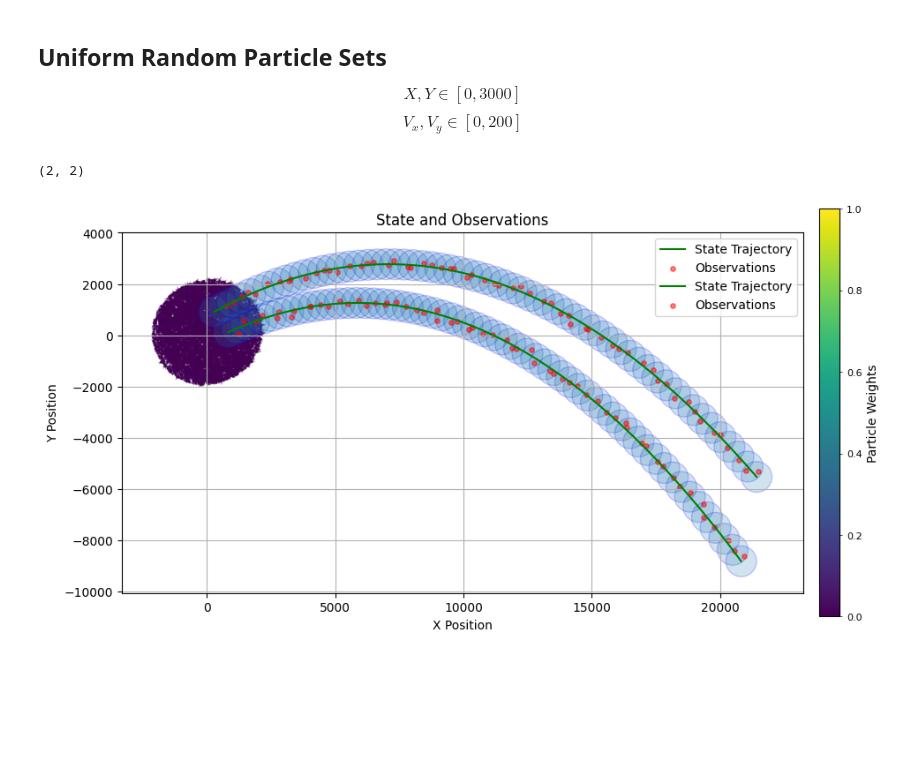
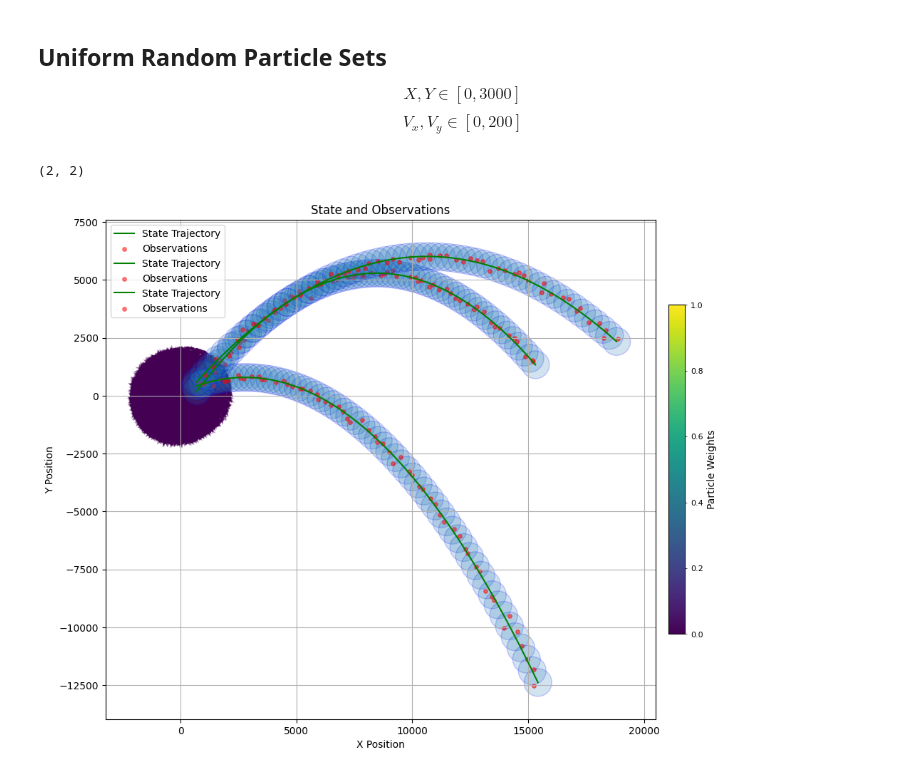
Before and after one commit to Horizon-42/particle_filter, a Jupyter notebook: run_partickle_filter.ipynb, the cells around one changed output. Drawn from its saved outputs; the diff is of its cells as text; code cells hidden in the pictures; blank space fills up the shorter version.

```diff
--- a/run_partickle_filter.ipynb
+++ b/run_partickle_filter.ipynb
@@ -16,7 +16,7 @@ from ball_throwing_simulator import BallThrowingSimulator
 # %% [markdown]
 # Simulate ball throwing and generate Observations
 # %%
-ball_num = 2
+ball_num = 3
 delta_t = 1
 
 # create observ model for simulating and particle filter
@@ -46,23 +46,23 @@ $$X, Y \in [0, 3000]$$
 $$V_x, V_y \in [0, 200]$$
 # %%
 from partickle_filter import ParticleFilter
-pf = ParticleFilter(delta_t, 5000, ball_num, observ_model)
+pf = ParticleFilter(delta_t, 10000, ball_num, observ_model)
 
 init_particles, init_weights = pf.init_particles, pf.init_weights
 
 # show initial particles
 fig, ax = plt.subplots(figsize=(12, 12))
 # ax.set_xlim(0, 3000)
 # ax.set_ylim(0, 3000)
 ax.set_title('Initial Particles')
 ax.set_xlabel('X Position')
 ax.set_ylabel('Y Position')
 plot_particles(ax, init_particles, init_weights)
 plot_observations(ax, states, observations, pf.observe_model.R)
 plt.show()
 # %% [output]
 (2, 2)
-[figure, old version]
+[figure, new version]
 # %%
 import matplotlib.pyplot as plt
 import numpy as np
```
Also changed, not shown: parts of 2 cells of this notebook, 2 other files.
